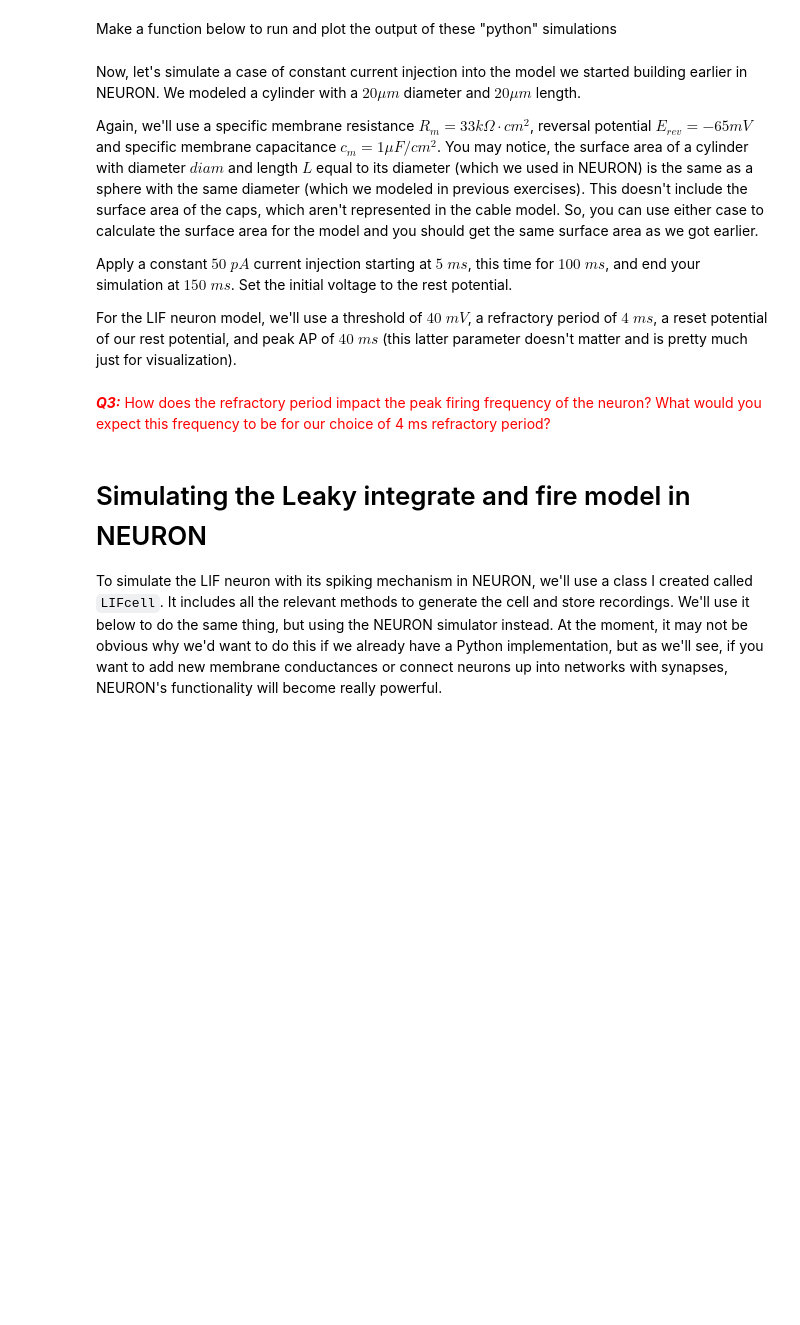
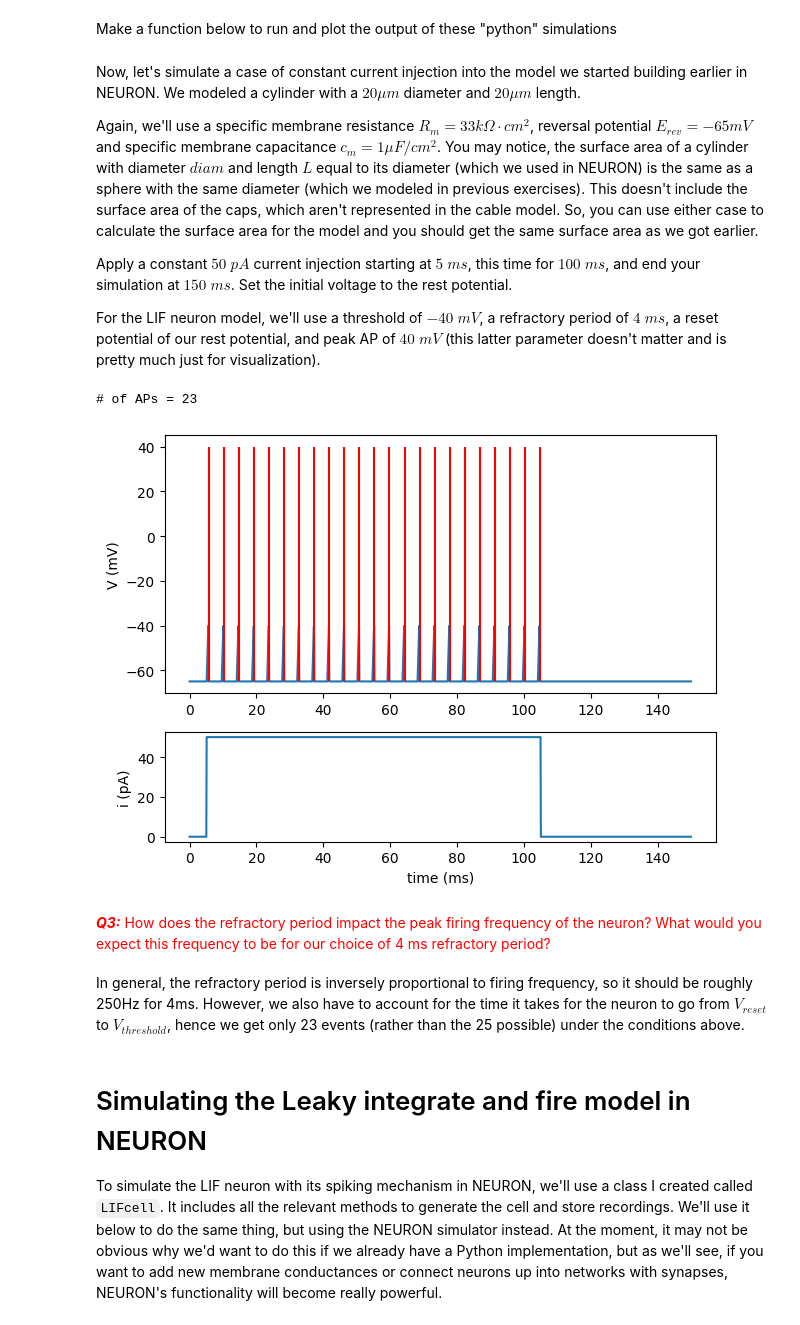
Before and after one commit to lw-miles24/5-CompModNervSys-LIFneuron, a Jupyter notebook: CompModNervSys_exercise5.ipynb, the cells around one changed output. Cells and saved outputs as stored; diff of their text form; code cells hidden in the pictures; blank space fills up the shorter version.

```diff
--- a/CompModNervSys_exercise5.ipynb
+++ b/CompModNervSys_exercise5.ipynb
@@ -321,3 +453,22 @@ def run_and_plot_LIFpy(dt,tstop,V0,Rm,Cm,Vr,Vth,Vreset,I_del,I_dur,I_amp,refrac_
+# %%
+def run_and_plot_LIFpy(dt,tstop,V0,Rm,Cm,Vr,Vth,Vreset,I_del,I_dur,I_amp,refrac_per=2,AP_peak=40):
+
+    I,_ = genCurrentPulse(dt,tstop,I_del,I_dur,I_amp) # generate current vector
+
+    Vm,t,spike_times = simLIFneuron(dt,tstop,V0,Rm,Cm,Vr,I,Vth,Vreset,refrac_per,AP_peak) # simulate!
+
+    fig = plt.figure()
+    ax = fig.add_subplot(3,1,(1,2))
+    ax.plot(t,Vm)
+    ax.vlines(spike_times,Vm.min(),AP_peak,colors='r')
+    ax.set_ylabel('V (mV)')
+    ax = fig.add_subplot(313)
+    ax.plot(t,I*1e3)
+    ax.set_xlabel('time (ms)')
+    ax.set_ylabel('i (pA)')
+    plt.tight_layout(h_pad=1.1)
+
+    return Vm, spike_times, I, t
 # %% [markdown]
 Now, let's simulate a case of constant current injection into the model we started building earlier in NEURON. We modeled a cylinder with a $20 \mu m$ diameter and $20 \mu m$ length.
 
@@ -325,4 +476,4 @@ Again, we'll use a specific membrane resistance $R_{m} = 33 k \Omega \cdot cm^{2
 
 Apply a constant $50 \; pA$ current injection starting at $5 \; ms$, this time for $100 \; ms$, and end your simulation at $150 \; ms$. Set the initial voltage to the rest potential.
 
-For the LIF neuron model, we'll use a threshold of $40 \; mV$, a refractory period of $4 \; ms$, a reset potential of our rest potential, and peak AP of $40 \; ms$ (this latter parameter doesn't matter and is pretty much just for visualization).
+For the LIF neuron model, we'll use a threshold of $-40 \; mV$, a refractory period of $4 \; ms$, a reset potential of our rest potential, and peak AP of $40 \; mV$ (this latter parameter doesn't matter and is pretty much just for visualization).
@@ -341,7 +480,36 @@ Vm, spike_times, I, t = run_and_plot_LIFpy()
+# %%
+# Model parameters
+Rm = 33e3 # MOhm * cm^2
+Cm = 1e-3 # nF/cm^2
+Vr = -65 # mV
+
+V0 = Vr # mV
+Vth = -40 # mV
+Vreset = Vr # mV
+refrac_per = 4 # ms
+AP_peak = 40 # mV
+
+# Stimulation parameters
+I_del = 5 # ms
+I_dur = 100 # ms
+I_amp = 0.05 # nA
+
+# Simulation parameters
+dt = 0.1 # ms
+tstop = 150 # ms
+
+Vm, spike_times, I, t = run_and_plot_LIFpy(dt,tstop,V0,Rm,Cm,Vr,Vth,Vreset,I_del,I_dur,I_amp,refrac_per,AP_peak)
+
+print('# of APs = {}'.format(len(spike_times)))
+# %% [output]
+# of APs = 23
+[figure, added]
 # %% [markdown]
 <font color='red'>
 <b><i>Q3:</b></i> How does the refractory period impact the peak firing frequency of the neuron? What would you expect this frequency to be for our choice of 4 ms refractory period?
 </font>
+# %% [markdown]
+In general, the refractory period is inversely proportional to firing frequency, so it should be roughly 250Hz for 4ms. However, we also have to account for the time it takes for the neuron to go from $V_{reset}$ to $V_{threshold}$, hence we get only 23 events (rather than the 25 possible) under the conditions above.
 # %% [markdown]
 # Simulating the Leaky integrate and fire model in NEURON
 
```
Also changed, not shown: parts of 41 cells of this notebook.
